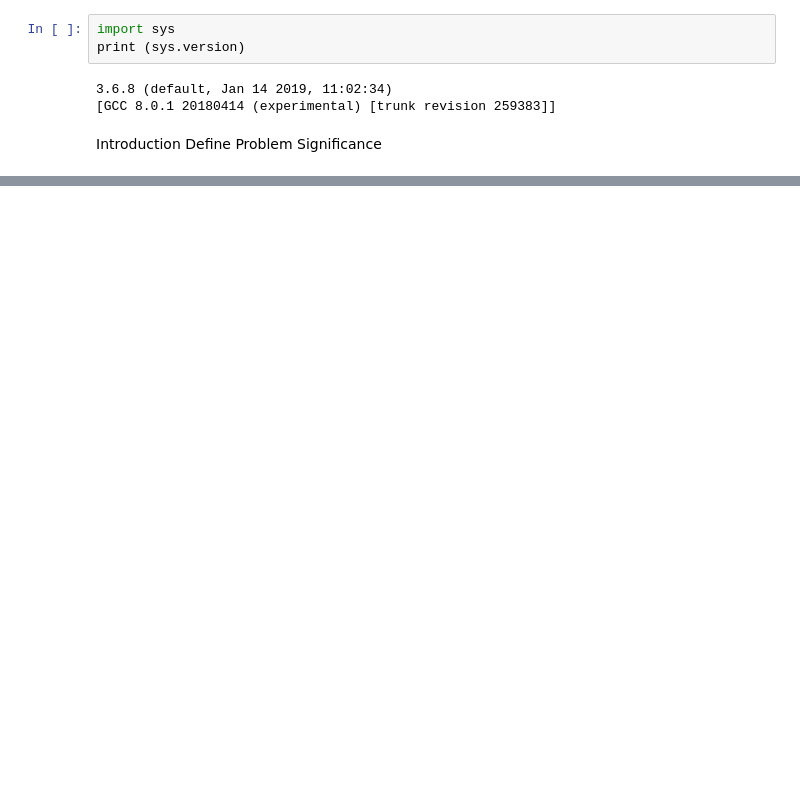
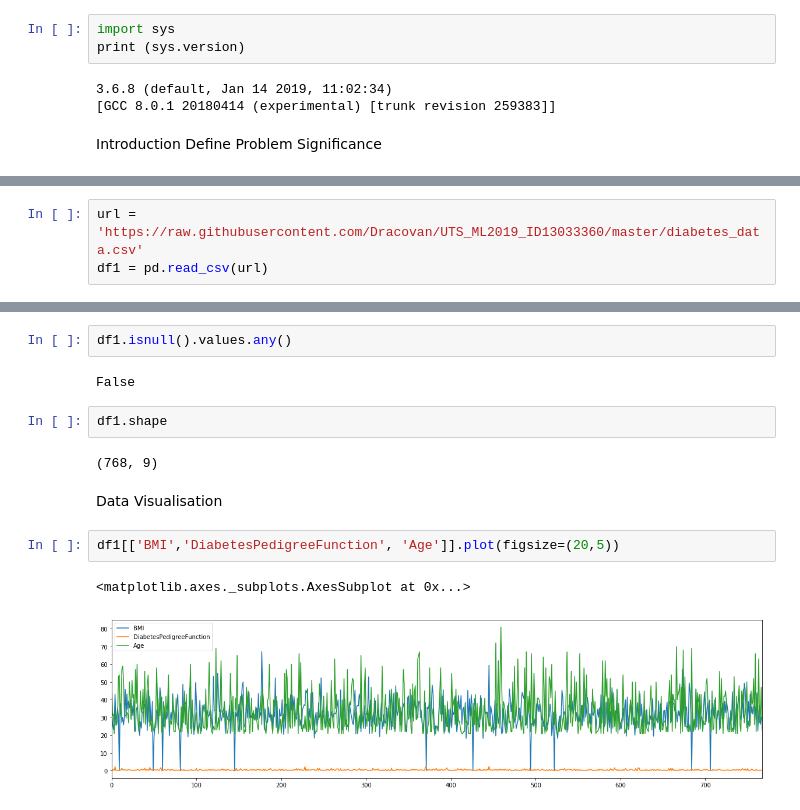
Before and after one commit to Dracovan/UTS_ML2019_ID13033360, a Jupyter notebook: Assignment_2.ipynb, the cells around one changed output, grey strips where cells are left out. Drawn from its saved outputs; the diff is of its cells as text; blank space fills up the shorter version.

```diff
--- a/Assignment_2.ipynb
+++ b/Assignment_2.ipynb
@@ -20,0 +23,3 @@ Exploration
+# %%
+url = 'https://raw.githubusercontent.com/Dracovan/UTS_ML2019_ID13033360/master/diabetes_data.csv'
+df1 = pd.read_csv(url)
@@ -20,0 +47,15 @@ Exploration
+# %%
+df1.isnull().values.any()
+# %% [output]
+False
+# %%
+df1.shape
+# %% [output]
+(768, 9)
+# %% [markdown]
+Data Visualisation
+# %%
+df1[['BMI','DiabetesPedigreeFunction', 'Age']].plot(figsize=(20,5))
+# %% [output]
+<matplotlib.axes._subplots.AxesSubplot at 0x...>
+[figure, added]
```
Also changed, not shown: parts of 8 cells of this notebook.
